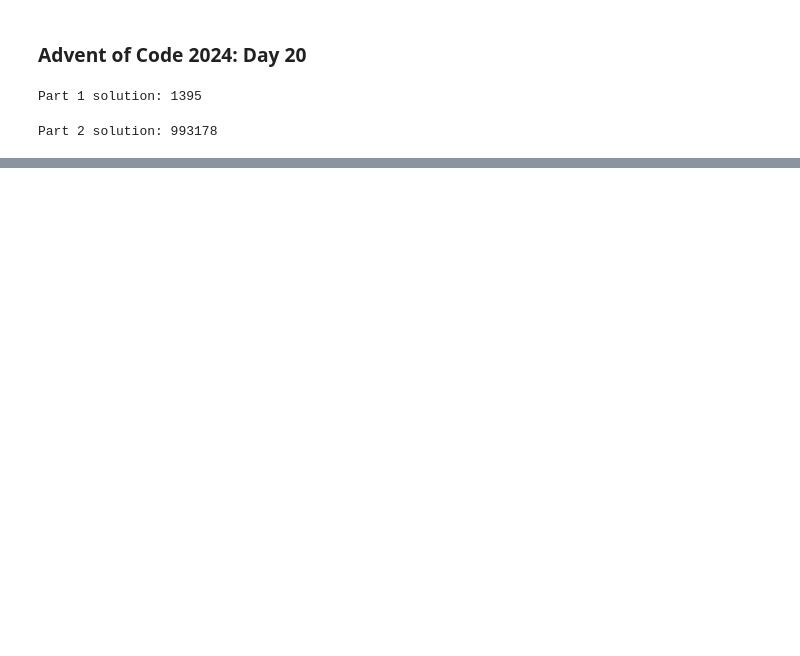
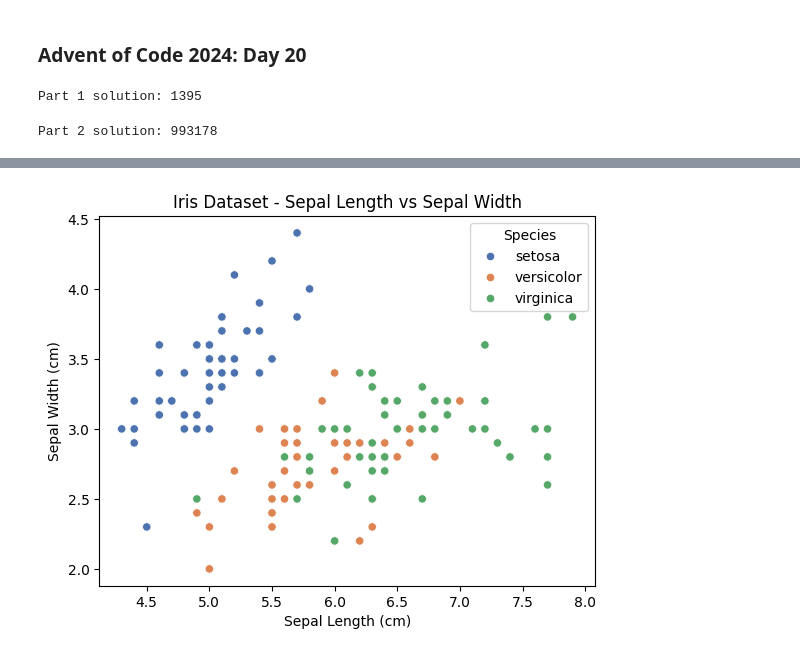
Before and after one commit to chadallison/aoc24_py, a Jupyter notebook: day20/sol.ipynb, the cells around one changed output, grey strips where cells are left out. Saved outputs shown, nothing was run; the diff lists cells and outputs as text; code cells hidden in the pictures; blank space fills up the shorter version.

```diff
--- a/day20/sol.ipynb
+++ b/day20/sol.ipynb
@@ -88,0 +94,20 @@ Execution time: 3.368 seconds
+# %%
+iris = datasets.load_iris()
+df = pd.DataFrame(data = iris.data, columns = iris.feature_names)
+df['species'] = pd.Categorical.from_codes(iris.target, iris.target_names)
+# %%
+sns.scatterplot(
+    data=df,
+    x='sepal length (cm)',
+    y='sepal width (cm)',
+    hue='species',
+    palette='deep'
+)
+
+plt.title('Iris Dataset - Sepal Length vs Sepal Width')
+plt.xlabel('Sepal Length (cm)')
+plt.ylabel('Sepal Width (cm)')
+plt.legend(title='Species')
+plt.show()
+# %% [output]
+[figure, added]
```
Also changed, not shown: parts of 3 cells of this notebook, 1 other file.
